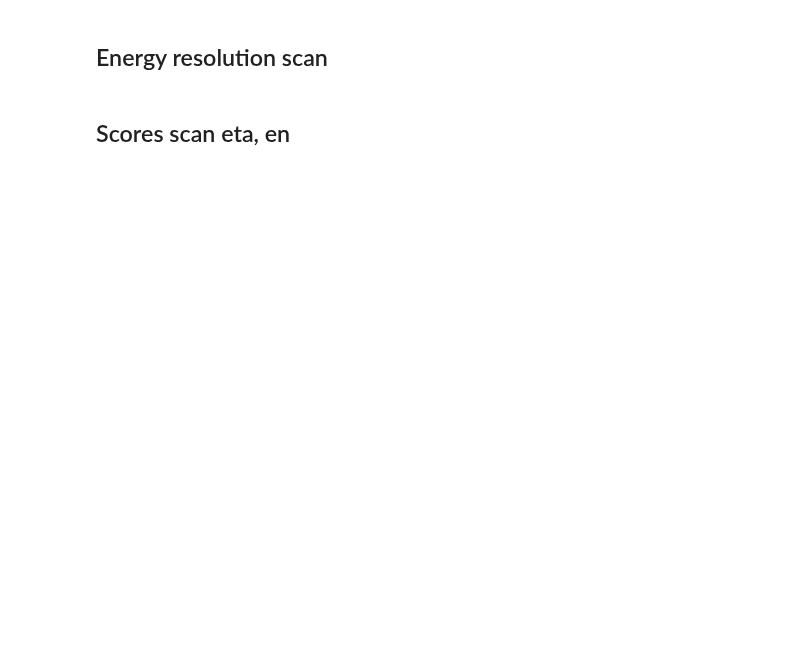
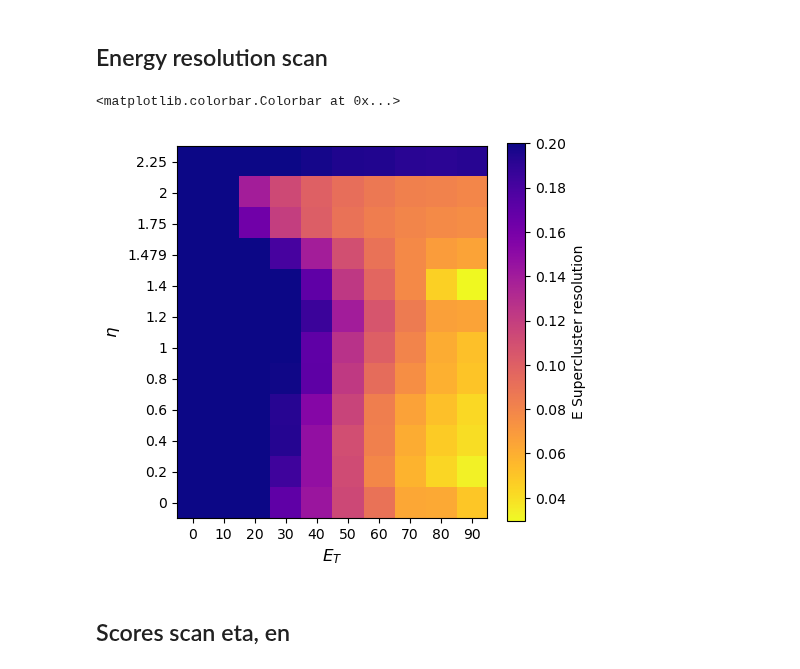
Before and after one commit to valsdav/DeepSuperCluster, a Jupyter notebook: Evaluation/ValidationPlots.ipynb, the cells around one changed output. Drawn from its saved outputs; the diff is of its cells as text; code cells hidden in the pictures; blank space fills up the shorter version.

```diff
--- a/Evaluation/ValidationPlots.ipynb
+++ b/Evaluation/ValidationPlots.ipynb
@@ -257,7 +273,7 @@ etas = [0, 0.2, 0.4 ,0.6, 0.8, 1, 1.2, 1.4, 1.479, 1.75, 2, 2.25, 3]
 ens = [ 0, 10, 20, 30, 40, 50, 60, 70, 80, 90, 100]
 
 
-t = 0.95
+t = 0.4
 g = data_val[(data_val.y >  t) | (data_val.is_seed==True)].groupby("window_index", sort=False).agg(
                         { "en_cluster": 'sum',
                           "en_true": "min",
@@ -274,14 +290,17 @@ scanres["res"] = scanres["en_cluster", "std"] / scanres["en_true", "mean"]
 resolutions = np.reshape(scanres["res"].values, (len(etas)-1, len(ens)-1))
 # %%
 fig, ax = plt.subplots(figsize=(5,5), dpi=100)
-im =  ax.imshow(resolutions, cmap="plasma_r")
+im =  ax.imshow(resolutions, cmap="plasma_r", vmax=0.2)
 ax.set_xticks(np.arange(len(ens)-1))
 ax.set_yticks(np.arange(len(etas)-1))
 ax.set_yticklabels(etas)
 ax.set_xticklabels(ens)
 ax.set_xlabel("$E_T$", fontsize="large")
 ax.set_ylabel("$\eta$", fontsize="large")
 plt.colorbar(im, ax=ax,label="E Supercluster resolution")
+# %% [output]
+<matplotlib.colorbar.Colorbar at 0x...>
+[figure, added]
 # %% [markdown]
 ## Scores scan eta, en
 # %%
```
Also changed, not shown: parts of 10 cells of this notebook, 1 other file.
